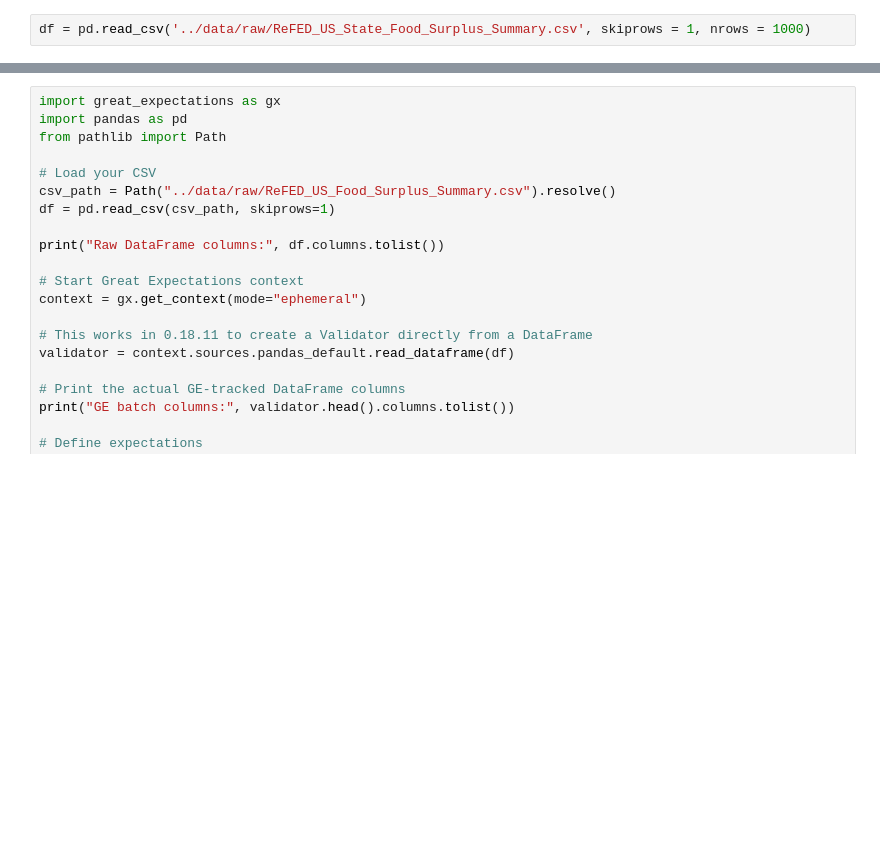
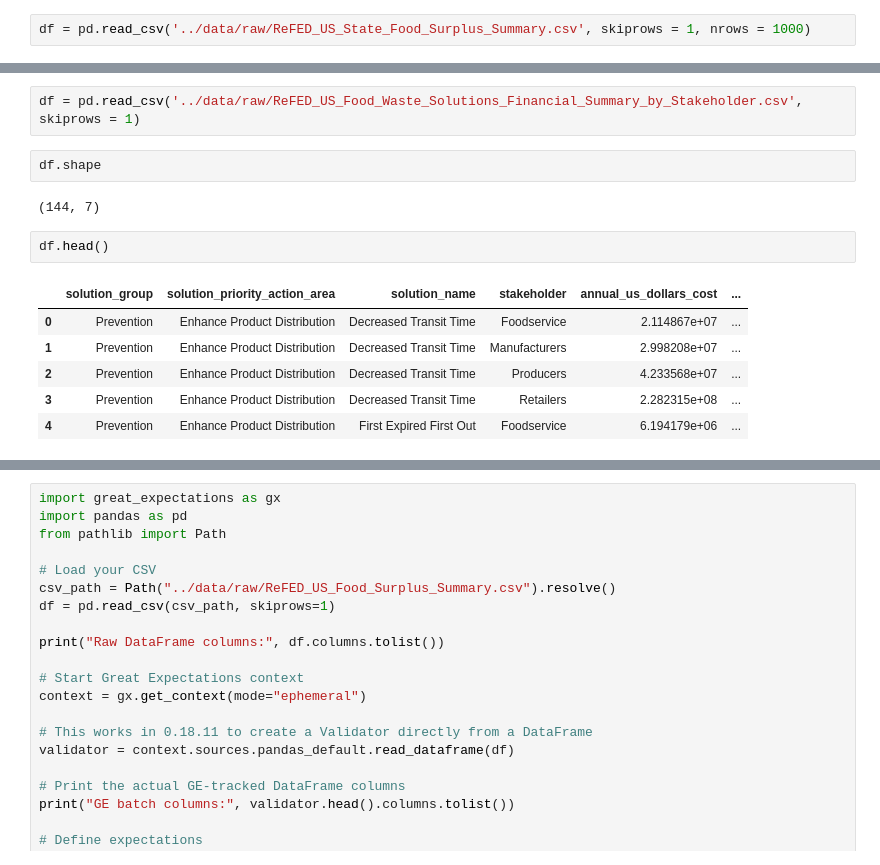
Before and after one commit to Darcieg/food-waste, a Jupyter notebook: notebooks/data_exploration.ipynb, the cells around one changed output, grey strips where cells are left out. Drawn from its saved outputs; the diff is of its cells as text; blank space fills up the shorter version.

```diff
--- a/notebooks/data_exploration.ipynb
+++ b/notebooks/data_exploration.ipynb
@@ -14,0 +133,15 @@ df.info()
+# %%
+df = pd.read_csv('../data/raw/ReFED_US_Food_Waste_Solutions_Financial_Summary_by_Stakeholder.csv', skiprows = 1)
+# %%
+df.shape
+# %% [output]
+(144, 7)
+# %%
+df.head()
+# %% [output]
+|  | solution_group | solution_priority_action_area | solution_name | stakeholder | annual_us_dollars_cost | ... |
+| 0 | Prevention | Enhance Product Distribution | Decreased Transit Time | Foodservice | 2.114867e+07 | ... |
+| 1 | Prevention | Enhance Product Distribution | Decreased Transit Time | Manufacturers | 2.998208e+07 | ... |
+| 2 | Prevention | Enhance Product Distribution | Decreased Transit Time | Producers | 4.233568e+07 | ... |
+| 3 | Prevention | Enhance Product Distribution | Decreased Transit Time | Retailers | 2.282315e+08 | ... |
+| 4 | Prevention | Enhance Product Distribution | First Expired First Out | Foodservice | 6.194179e+06 | ... |
```
Also changed, not shown: parts of 14 cells of this notebook, 12 other files.
